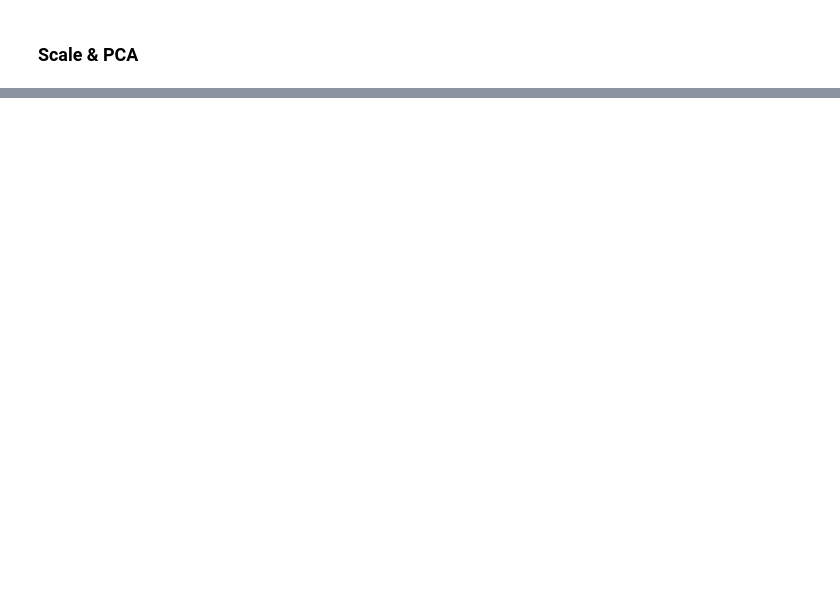
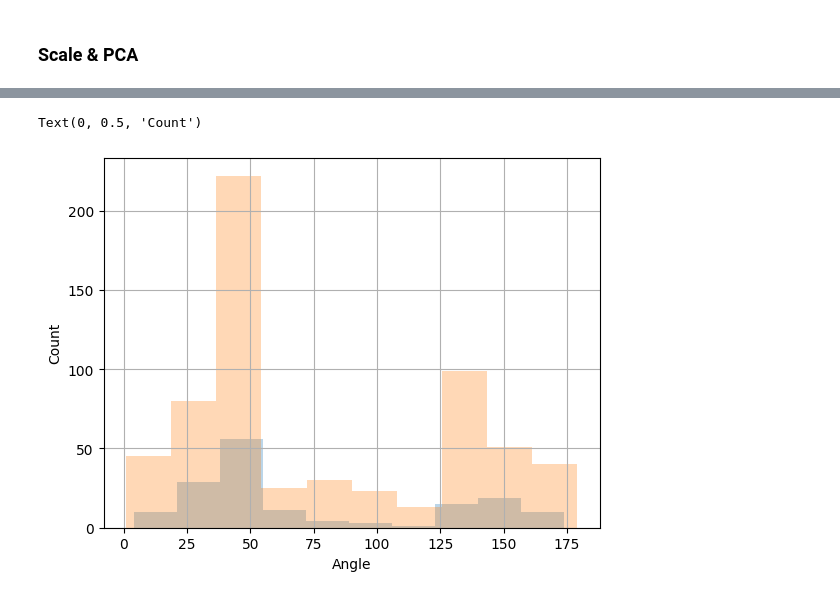
Before and after one commit to hkc5/fiber-prediction, a Jupyter notebook: main.ipynb, the cells around one changed output, grey strips where cells are left out. Saved outputs shown, nothing was run; the diff lists cells and outputs as text; code cells hidden in the pictures; blank space fills up the shorter version.

```diff
--- a/main.ipynb
+++ b/main.ipynb
@@ -135,0 +129,10 @@ plt.axis([0, 180, 0, 180])
+# %%
+plt.hist(y_test, alpha= .3)
+plt.hist(y_train, alpha= .3)
+
+plt.grid()
+plt.xlabel("Angle")
+plt.ylabel("Count")
+# %% [output]
+Text(0, 0.5, 'Count')
+[figure, added]
```
Also changed, not shown: parts of 6 cells of this notebook.
